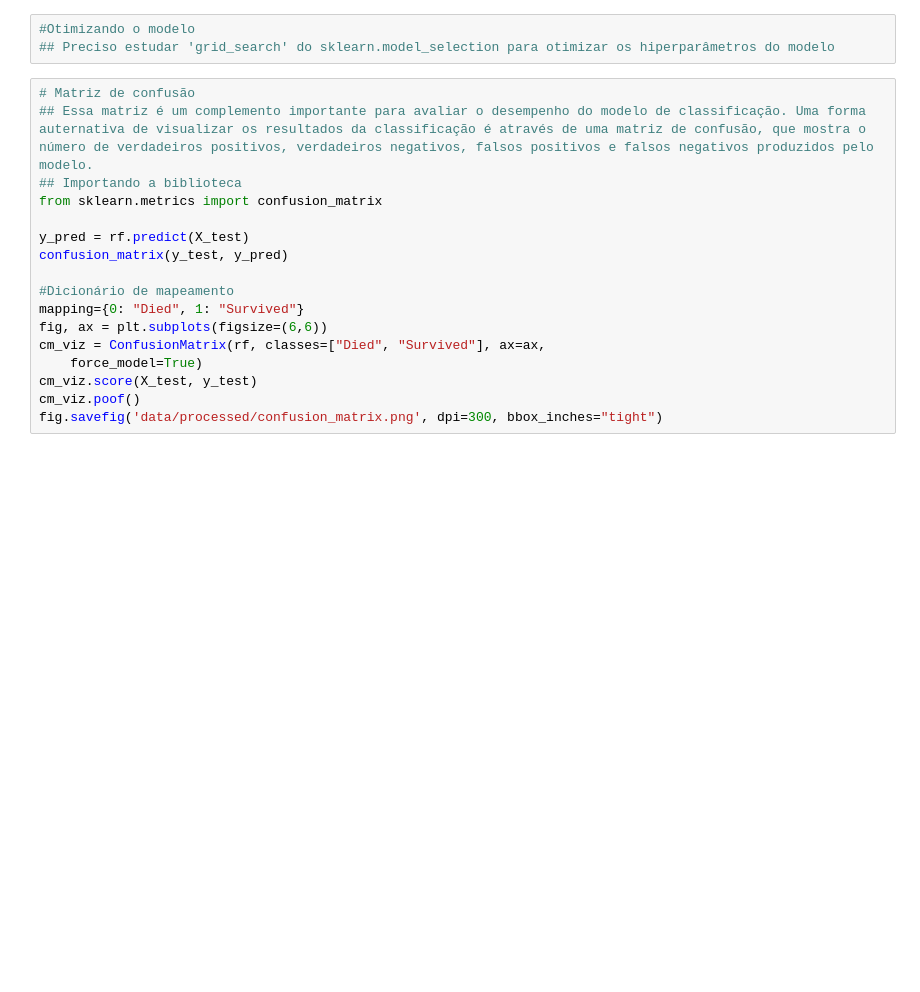
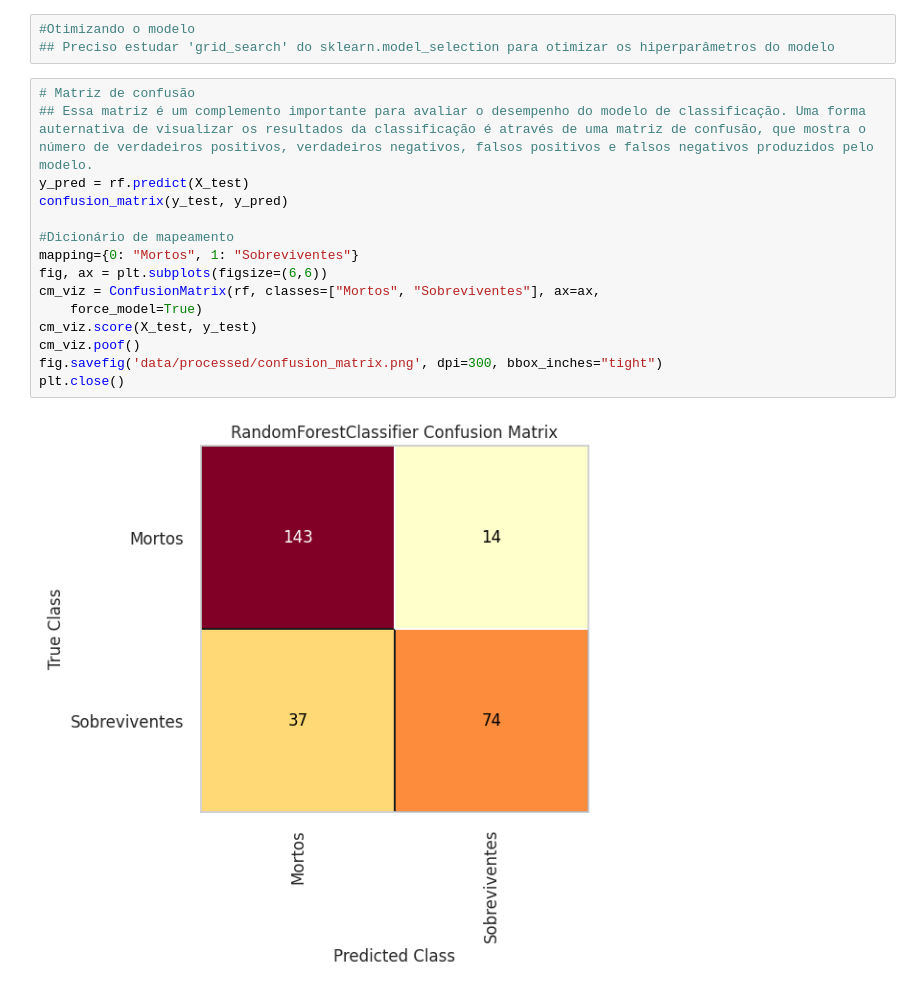
Before and after one commit to KhanSabbath/Titanic-analyse, a Jupyter notebook: main.ipynb, the cells around one changed output. Saved outputs shown, nothing was run; the diff lists cells and outputs as text; blank space fills up the shorter version.

```diff
--- a/main.ipynb
+++ b/main.ipynb
@@ -576,17 +650,17 @@ Pclass         0.084
 # %%
 # Matriz de confusão
 ## Essa matriz é um complemento importante para avaliar o desempenho do modelo de classificação. Uma forma auternativa de visualizar os resultados da classificação é através de uma matriz de confusão, que mostra o número de verdadeiros positivos, verdadeiros negativos, falsos positivos e falsos negativos produzidos pelo modelo.
-## Importando a biblioteca
-from sklearn.metrics import confusion_matrix
-
 y_pred = rf.predict(X_test)
 confusion_matrix(y_test, y_pred)
 
 #Dicionário de mapeamento
-mapping={0: "Died", 1: "Survived"}
+mapping={0: "Mortos", 1: "Sobreviventes"}
 fig, ax = plt.subplots(figsize=(6,6))
-cm_viz = ConfusionMatrix(rf, classes=["Died", "Survived"], ax=ax,
+cm_viz = ConfusionMatrix(rf, classes=["Mortos", "Sobreviventes"], ax=ax,
     force_model=True)
 cm_viz.score(X_test, y_test)
 cm_viz.poof()
 fig.savefig('data/processed/confusion_matrix.png', dpi=300, bbox_inches="tight")
+plt.close()
+# %% [output]
+[figure, added]
```
Also changed, not shown: parts of 21 cells of this notebook, 4 other files.
